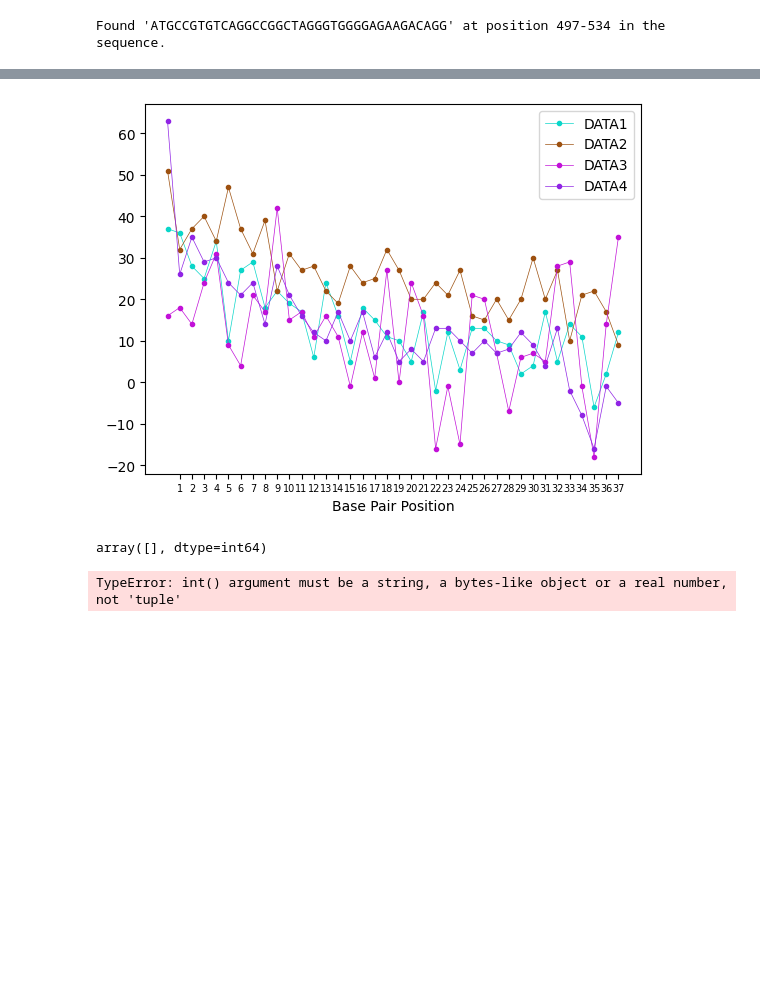
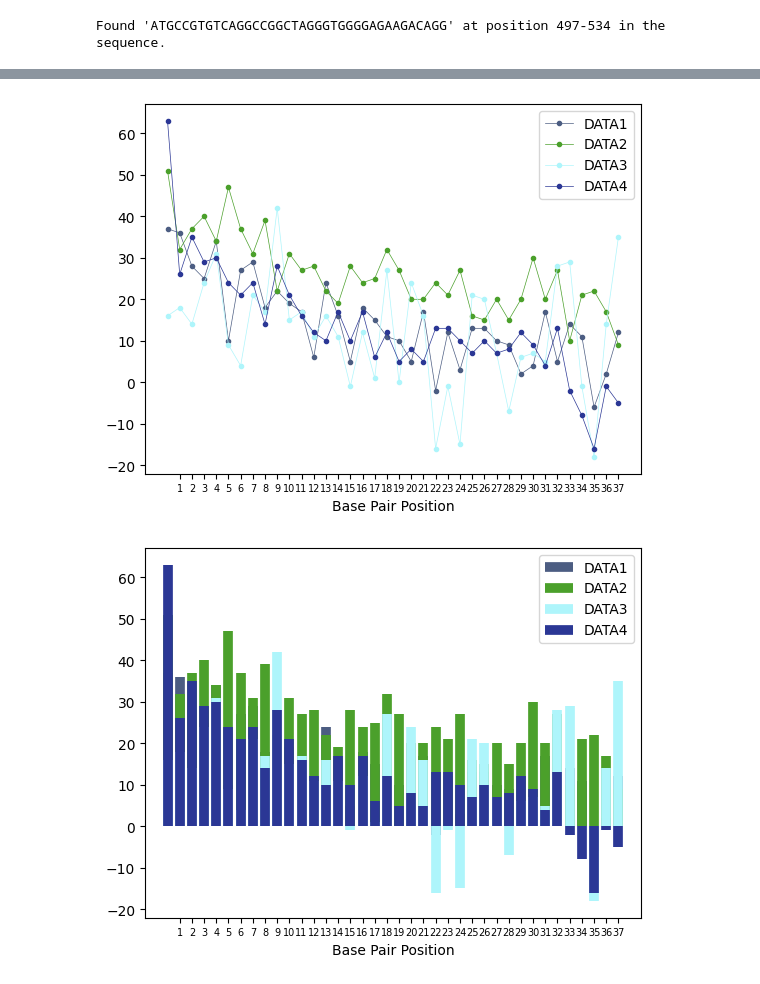
Before and after one commit to SiwanartMa/Automated-Intepretation-of-Mouse-Genetopy-Sanger-Sequencing-Data, a Jupyter notebook: compute.ipynb, the cells around one changed output, grey strips where cells are left out. Saved outputs shown, nothing was run; the diff lists cells and outputs as text; code cells hidden in the pictures; blank space fills up the shorter version.

```diff
--- a/compute.ipynb
+++ b/compute.ipynb
@@ -57,7 +38,7 @@ for match in matches:
 # %% [output]
 Found 'ATGCCGTGTCAGGCCGGCTAGGGTGGGGAGAAGACAGG' at position 497-534 in the sequence.
 # %%
-sub_trace = defaultdict(dict)
+sub_trace = defaultdict(list)
 for c in channels:
     sub_trace[c] = record.annotations['abif_raw'][c][start:end]
 print("Sub trace data", sub_trace)
@@ -87,25 +87,21 @@ plt.xticks(x_values, fontsize = 7)
 
 plt.show()
 # %% [output]
-[figure, old version]
+[figure, new version]
-# %%
-x_values
-# %% [output]
-array([], dtype=int64)
 # %%
 for i, c in enumerate(channels):
     plt.vlines(range(len(sub_trace[c])),
                ymin=0,
-               ymax= (sub_trace[c] if int(sub_trace[c])>0 else 0),
+               ymax= sub_trace[c],
                label = str(c),
                color=colors[i],
                linewidth=7)
 
 # Set x-axis label and y-axis label
 plt.xlabel('Base Pair Position')
 plt.legend()
 plt.xticks(x_values, fontsize = 7)
 # Show plot
 plt.show()
 # %% [output]
-TypeError: int() argument must be a string, a bytes-like object or a real number, not 'tuple'
+[figure, added]
```
Also changed, not shown: parts of 6 cells of this notebook.
